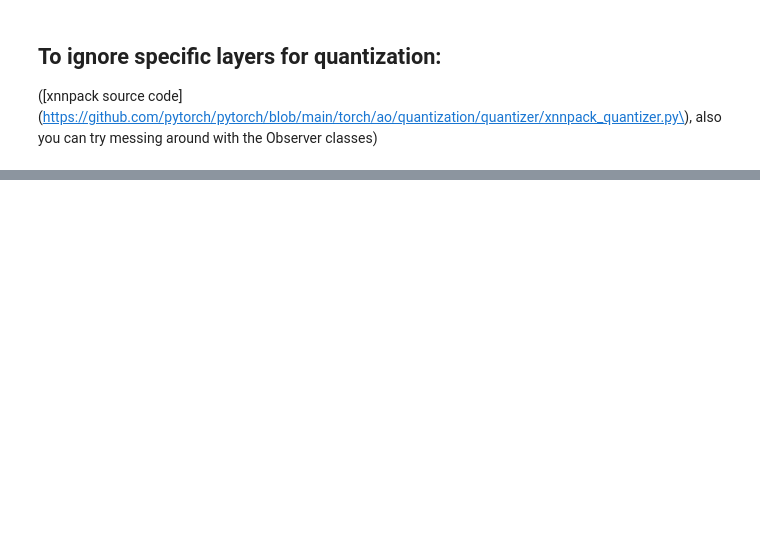
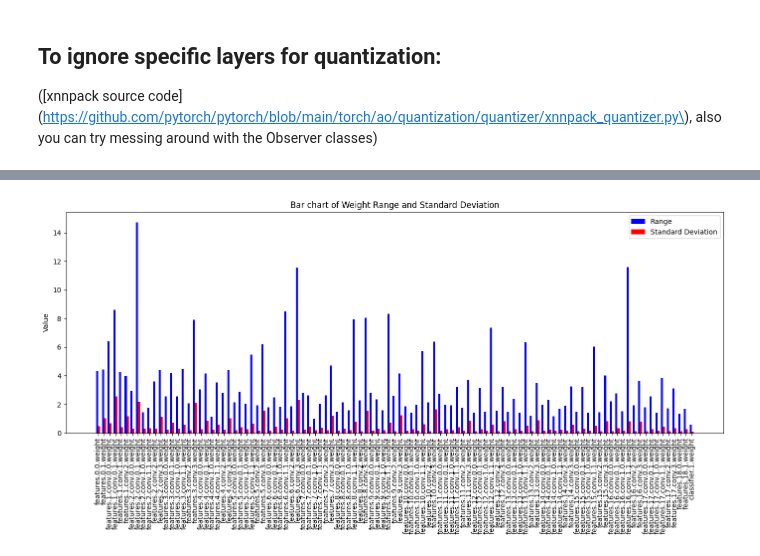
Before and after one commit to aa35037123/Edge_AI, a Jupyter notebook: lab4/Lab4_v2.ipynb, the cells around one changed output, grey strips where cells are left out. Saved outputs shown, nothing was run; the diff lists cells and outputs as text; code cells hidden in the pictures; blank space fills up the shorter version.

```diff
--- a/lab4/Lab4_v2.ipynb
+++ b/lab4/Lab4_v2.ipynb
@@ -539,0 +743,19 @@ quantizer = PartialXNNPACKQuantizer(ignore_list=["head"]) # replace XNNPACKQuant
+# %%
+# Load the model
+model = torch.load('mobilenetv2_0.963.pth', map_location='cpu')
+
+# Extract weights
+weights = extract_weights(model)
+
+# Calculate the range and standard deviation for each layer's weights
+weight_ranges = {}
+weight_stddevs = {}
+
+for name, weight in weights.items():
+    weight_ranges[name] = np.ptp(weight)  # Range: max - min
+    weight_stddevs[name] = np.std(weight)  # Standard deviation
+
+# Plot the weight statistics
+plot_weight_statistics(weight_ranges, weight_stddevs)
+# %% [output]
+[figure, added]
```
Also changed, not shown: parts of 12 cells of this notebook, 5 other files.
